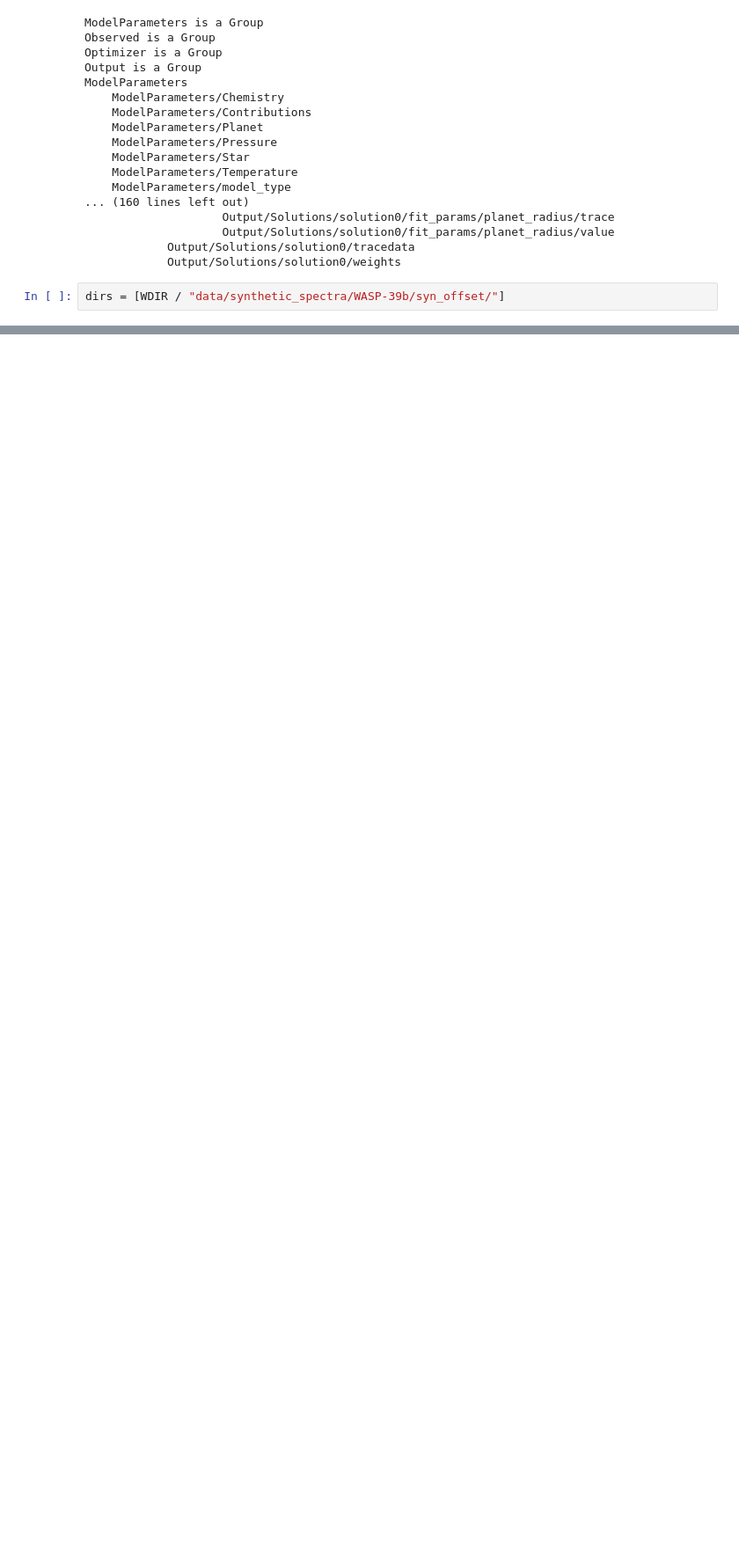
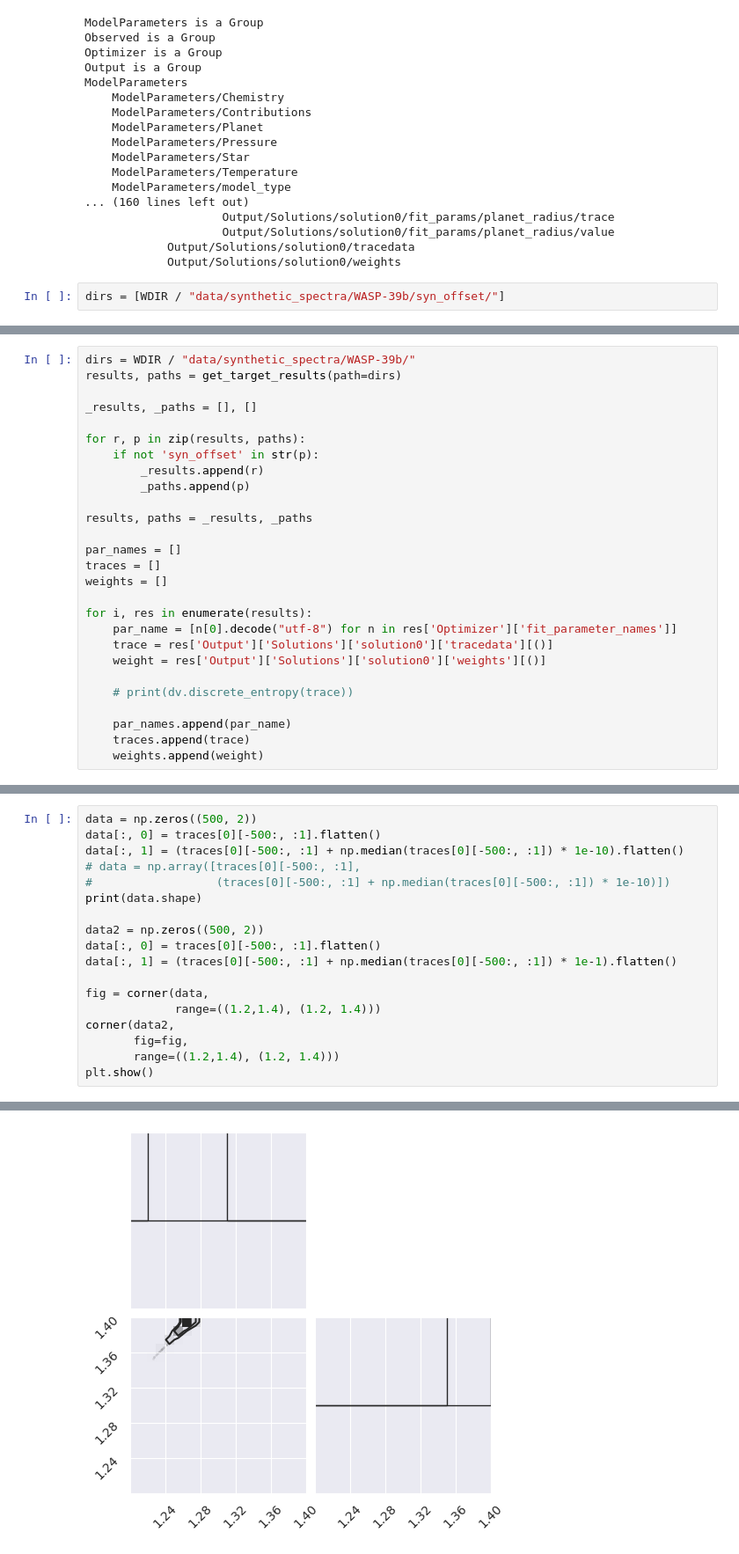
Before and after one commit to lwelzel/compla, a Jupyter notebook: src/plot_results_sandbox.ipynb, the cells around one changed output, grey strips where cells are left out. Shown at 88% size. Cells and saved outputs as stored; diff of their text form; blank space fills up the shorter version.

```diff
--- a/src/plot_results_sandbox.ipynb
+++ b/src/plot_results_sandbox.ipynb
@@ -451,0 +499,27 @@ def plot_divergence(path=None):
+# %%
+dirs = WDIR / "data/synthetic_spectra/WASP-39b/"
+results, paths = get_target_results(path=dirs)
+
+_results, _paths = [], []
+
+for r, p in zip(results, paths):
+    if not 'syn_offset' in str(p):
+        _results.append(r)
+        _paths.append(p)
+
+results, paths = _results, _paths
+
+par_names = []
+traces = []
+weights = []
+
+for i, res in enumerate(results):
+    par_name = [n[0].decode("utf-8") for n in res['Optimizer']['fit_parameter_names']]
+    trace = res['Output']['Solutions']['solution0']['tracedata'][()]
+    weight = res['Output']['Solutions']['solution0']['weights'][()]
+
+    # print(dv.discrete_entropy(trace))
+
+    par_names.append(par_name)
+    traces.append(trace)
+    weights.append(weight)
@@ -451,0 +598,19 @@ def plot_divergence(path=None):
+# %%
+data = np.zeros((500, 2))
+data[:, 0] = traces[0][-500:, :1].flatten()
+data[:, 1] = (traces[0][-500:, :1] + np.median(traces[0][-500:, :1]) * 1e-10).flatten()
+# data = np.array([traces[0][-500:, :1],
+#                  (traces[0][-500:, :1] + np.median(traces[0][-500:, :1]) * 1e-10)])
+print(data.shape)
+
+data2 = np.zeros((500, 2))
+data[:, 0] = traces[0][-500:, :1].flatten()
+data[:, 1] = (traces[0][-500:, :1] + np.median(traces[0][-500:, :1]) * 1e-1).flatten()
+
+fig = corner(data,
+             range=((1.2,1.4), (1.2, 1.4)))
+corner(data2,
+       fig=fig,
+       range=((1.2,1.4), (1.2, 1.4)))
+plt.show()
+# %% [output]
@@ -451,0 +620 @@ def plot_divergence(path=None):
+[figure, added]
```
Also changed, not shown: parts of 11 cells of this notebook, 3 other files.
